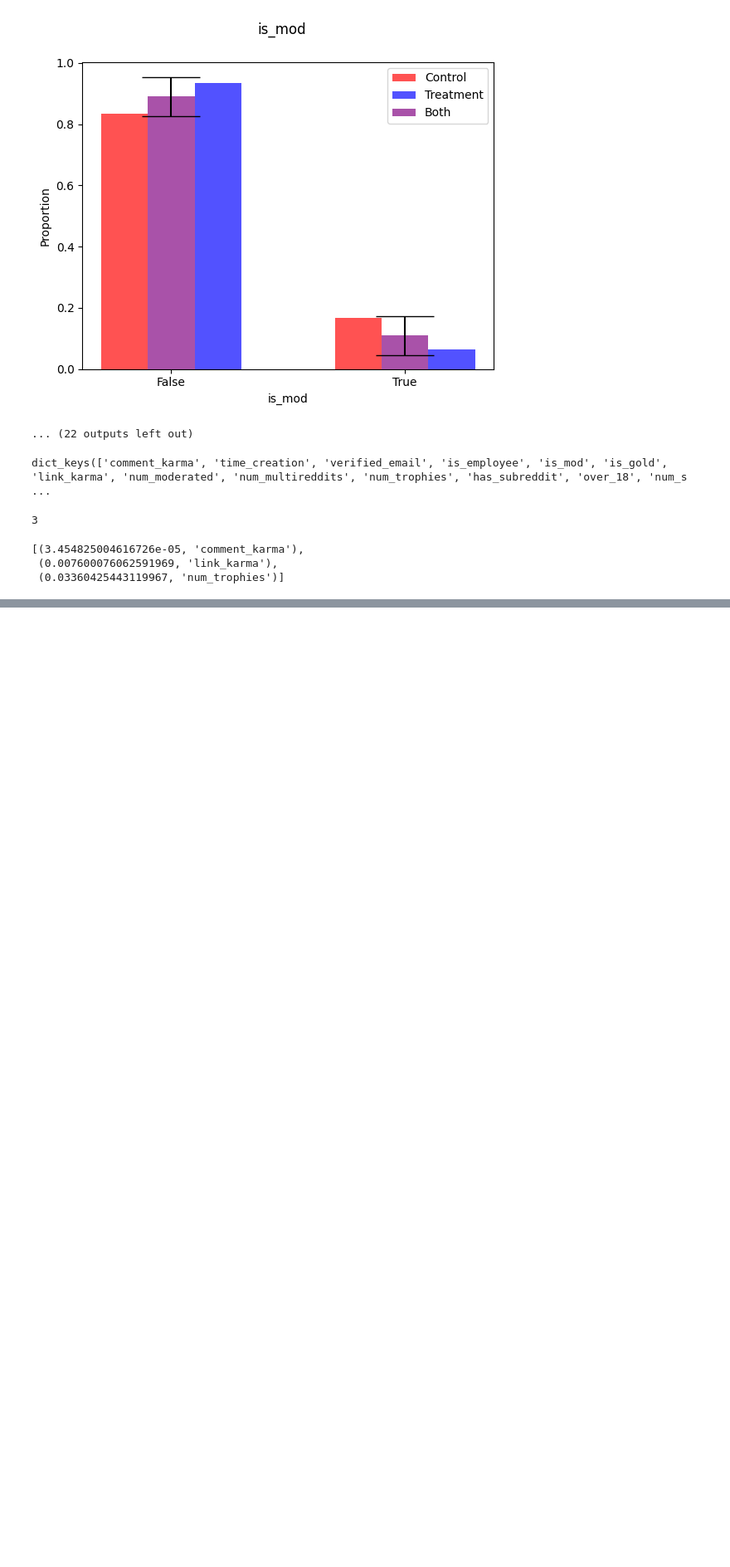
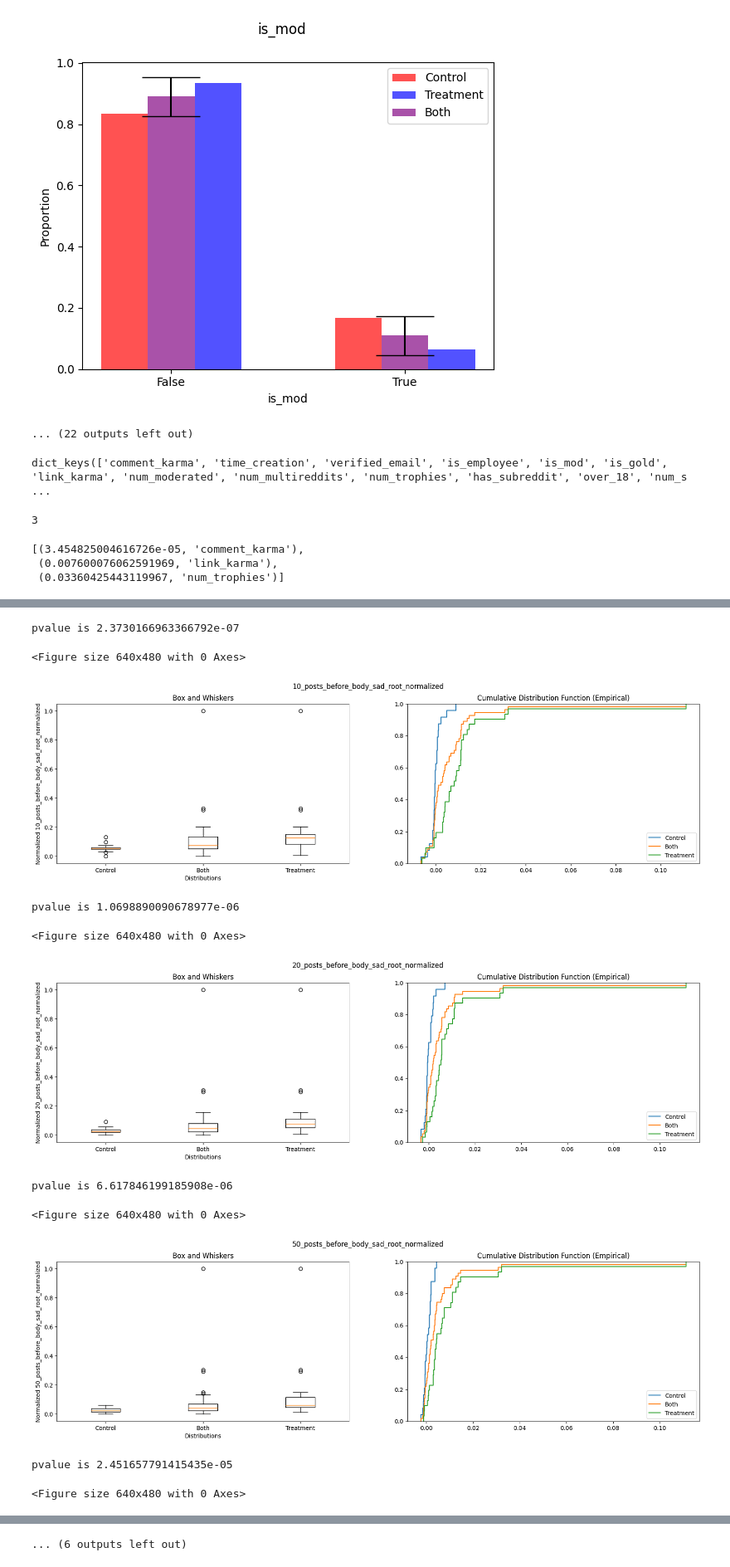
Before and after one commit to jellyfish45/Reddit-Crawler-Data, a Jupyter notebook: GroupComparison/user_group_comparison.ipynb, the cells around one changed output, grey strips where cells are left out. Shown at 83% size. Drawn from its saved outputs; the diff is of its cells as text; code cells hidden in the pictures; blank space fills up the shorter version.

```diff
--- a/GroupComparison/user_group_comparison.ipynb
+++ b/GroupComparison/user_group_comparison.ipynb
@@ -575,0 +608,3 @@ pvalue is 3.454825004616726e-05
+# %%
+comment_control_data = {_id: data["user_comment_data"] for _id, data in control_dataset.items()}
+comment_treat_data = {_id: data["user_comment_data"] for _id, data in treatment_dataset.items()}
@@ -575,0 +809,3 @@ pvalue is 3.454825004616726e-05
+# %%
+all_not_sig_diff_base = copy.deepcopy(all_not_sig_diff)
+all_sig_diff_base = copy.deepcopy(all_sig_diff)
@@ -575,0 +880,25 @@ pvalue is 3.454825004616726e-05
+# %%
+key_to_num_bad = dict()
+key_to_num = dict()
+
+def get_category(v):
+    return ''.join((c for c in v.replace("_normalized", "").replace("_days_before_","").replace("_posts_before_","").replace("_root","").replace("body", "").replace("title","").replace("_","") if not c.isdigit()))
+for k,v in all_sig_diff:
+    # print(v)
+    _key = get_category(v)
+    key_to_num_bad[_key] = key_to_num_bad.get(_key,0) + 1
+    key_to_num[_key] = key_to_num.get(_key,0) + 1
+
+for k,v in all_not_sig_diff:
+    # print(v)
+    _key = get_category(v)
+    key_to_num[_key] = key_to_num.get(_key,0) + 1
+
+proprotion_good_to_name = list()
+for k,v in key_to_num.items():
+    proprotion_good_to_name.append(( (v-key_to_num_bad.get(k,0))/v, k))
+
+proprotion_good_to_name.sort()
+for prop_good, name in proprotion_good_to_name:
+    # if (prop_good ==1): break
+    print(f'proprtion good is {prop_good} for {name}')
@@ -575,0 +943,24 @@ pvalue is 3.454825004616726e-05
+# %%
+# miserables = """1_days_before_body_miserable_root_normalized
+# 1_posts_before_body_miserable_root_normalized
+# 21_days_before_body_miserable_root_normalized
+# 365_days_before_body_miserable_root_normalized
+# 3_days_before_body_miserable_root_normalized
+# 3_posts_before_body_miserable_root_normalized
+# 7_days_before_body_miserable_root_normalized
+# 84_days_before_body_miserable_root_normalized""".split("\n")
+for _, name in all_sig_diff:#miserables:
+    if ("sad" in name):
+        display_plot_by_name[name].show()
+# %% [output]
+pvalue is 2.3730166963366792e-07
+<Figure size 640x480 with 0 Axes>
+[figure, added]
+pvalue is 1.0698890090678977e-06
+<Figure size 640x480 with 0 Axes>
+[figure, added]
+pvalue is 6.617846199185908e-06
+<Figure size 640x480 with 0 Axes>
+[figure, added]
+pvalue is 2.451657791415435e-05
+<Figure size 640x480 with 0 Axes>
@@ -575,0 +968 @@ pvalue is 3.454825004616726e-05
+... (6 outputs left out)
```
Also changed, not shown: parts of 28 cells of this notebook, 6 other files.
